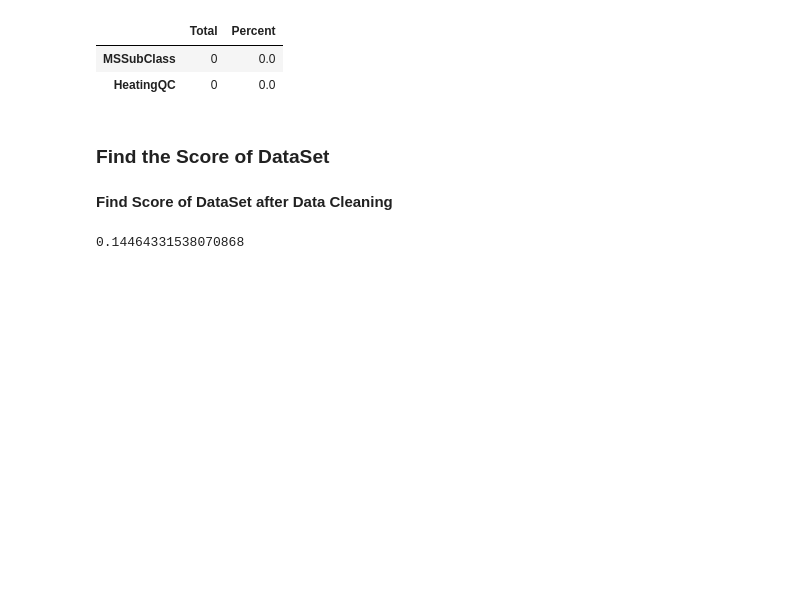
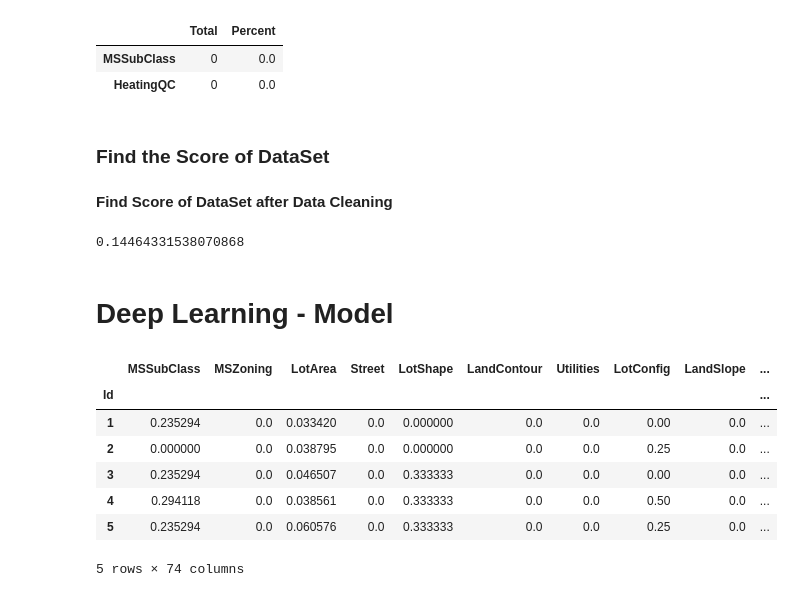
Before and after one commit to naseemap47/predictHousePrices-DeepLearning-python, a Jupyter notebook: jupyter_notebook.ipynb, the cells around one changed output. Cells and saved outputs as stored; diff of their text form; code cells hidden in the pictures; blank space fills up the shorter version.

Commit message:
Train data rescaled for deep-learning neural networks

```diff
--- a/jupyter_notebook.ipynb
+++ b/jupyter_notebook.ipynb
@@ -1262,3 +1262,35 @@ y = x.pop('SalePrice')
 score_dataset(x, y)
 # %% [output]
 0.14464331538070868
+# %% [markdown]
+# Deep Learning - Model
+# %%
+import pandas as pd
+from IPython.display import display
+
+data_encoded = data
+
+# label encoding for categoricals
+for colname in data_encoded.select_dtypes(['object', 'category']):
+    data_encoded[colname], _ = data_encoded[colname].factorize()
+
+# Scale to [0, 1]
+max_ = data_encoded.max(axis=0)
+min_ = data_encoded.min(axis=0)
+
+data_scaled = (data - min_) / (max_ - min_)
+
+# Split features and Traget
+x_train = data_scaled.copy()
+y_train = data_scaled.pop('SalePrice')
+
+x_train.head()
+# %% [output]
+|  | MSSubClass | MSZoning | LotArea | Street | LotShape | LandContour | Utilities | LotConfig | LandSlope | ... |
+| Id |  |  |  |  |  |  |  |  |  | ... |
+| 1 | 0.235294 | 0.0 | 0.033420 | 0.0 | 0.000000 | 0.0 | 0.0 | 0.00 | 0.0 | ... |
+| 2 | 0.000000 | 0.0 | 0.038795 | 0.0 | 0.000000 | 0.0 | 0.0 | 0.25 | 0.0 | ... |
+| 3 | 0.235294 | 0.0 | 0.046507 | 0.0 | 0.333333 | 0.0 | 0.0 | 0.00 | 0.0 | ... |
+| 4 | 0.294118 | 0.0 | 0.038561 | 0.0 | 0.333333 | 0.0 | 0.0 | 0.50 | 0.0 | ... |
+| 5 | 0.235294 | 0.0 | 0.060576 | 0.0 | 0.333333 | 0.0 | 0.0 | 0.25 | 0.0 | ... |
+5 rows × 74 columns
```
